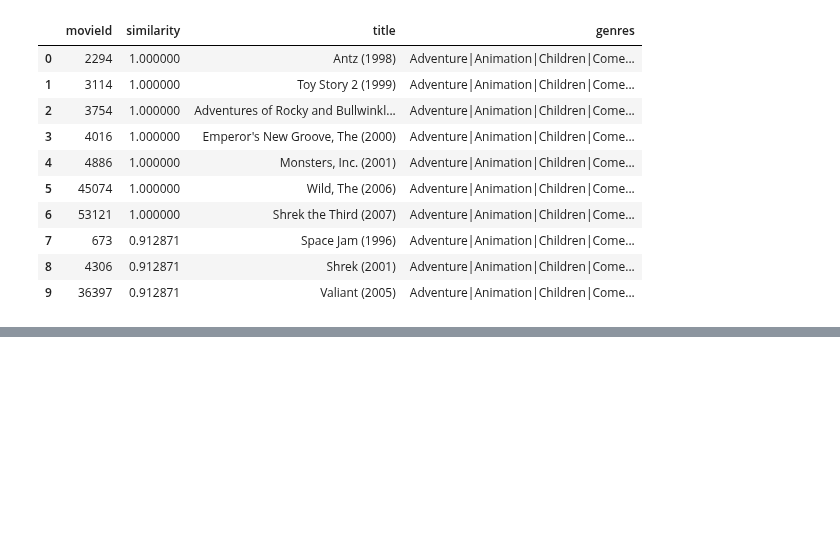
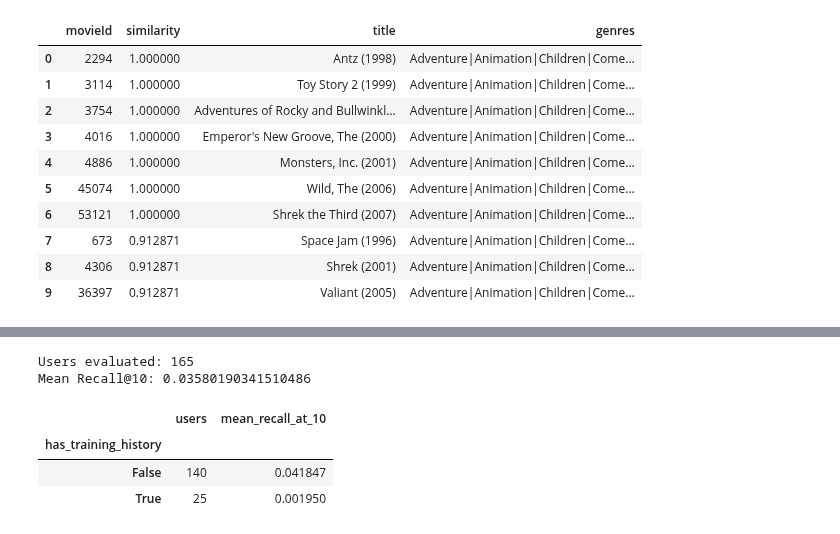
Before and after one commit to clarkbrendenj/movie-recommendation-system, a Jupyter notebook: notebooks/03_content_based_filtering.ipynb, the cells around one changed output, grey strips where cells are left out. Cells and saved outputs as stored; diff of their text form; code cells hidden in the pictures; blank space fills up the shorter version.

```diff
--- a/notebooks/03_content_based_filtering.ipynb
+++ b/notebooks/03_content_based_filtering.ipynb
@@ -193,0 +391,63 @@ similar_genre_movies.head(10)
+# %%
+validation_positives = validation_ratings.loc[
+    validation_ratings["rating"] >= 4.0
+].copy()
+
+evaluation_user_ids = validation_positives["userId"].unique()
+
+genre_based_rows = []
+
+for user_id in evaluation_user_ids:
+    user_positive_movie_ids = validation_positives.loc[
+        validation_positives["userId"] == user_id,
+        "movieId"
+    ]
+
+    recommendations = recommend_genre_based(
+        user_id=user_id,
+        training_data=train_ratings,
+        genre_matrix=genre_matrix,
+        popularity_ranking=movie_popularity,
+        n=10
+    )
+
+    hits = recommendations["movieId"].isin(
+        user_positive_movie_ids
+    ).sum()
+
+    genre_based_rows.append({
+        "userId": user_id,
+        "positive_movie_count": len(user_positive_movie_ids),
+        "hits_at_10": hits,
+        "recall_at_10": hits / len(user_positive_movie_ids)
+    })
+
+genre_based_results = pd.DataFrame(genre_based_rows)
+
+print("Users evaluated:", len(genre_based_results))
+print(
+    "Mean Recall@10:",
+    genre_based_results["recall_at_10"].mean()
+)
+# %% [output]
+Users evaluated: 165
+Mean Recall@10: 0.03580190341510486
+# %%
+genre_based_results["has_training_history"] = (
+    genre_based_results["userId"].isin(train_ratings["userId"])
+)
+
+genre_group_summary = (
+    genre_based_results.groupby("has_training_history")
+    .agg(
+        users=("userId", "size"),
+        mean_recall_at_10=("recall_at_10", "mean")
+    )
+)
+
+genre_group_summary
+# %% [output]
+|  | users | mean_recall_at_10 |
+| has_training_history |  |  |
+| False | 140 | 0.041847 |
+| True | 25 | 0.001950 |
```
Also changed, not shown: parts of 10 cells of this notebook, 1 other file.
